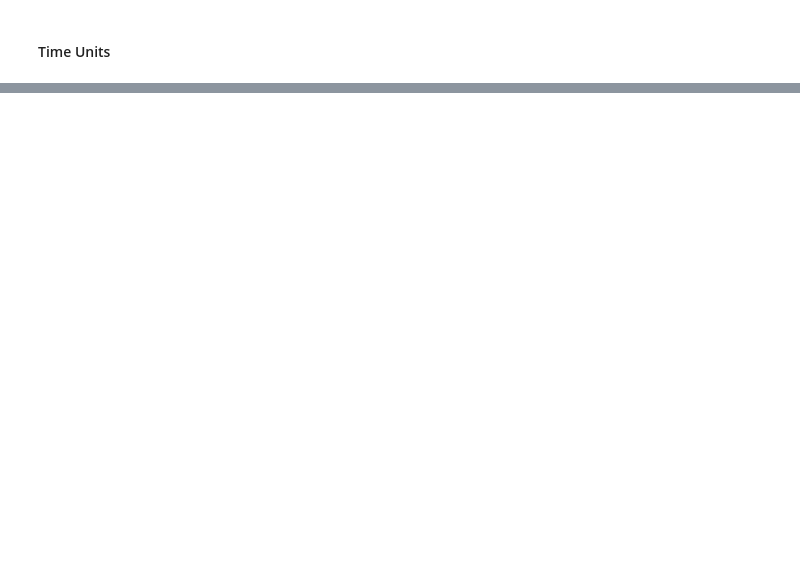
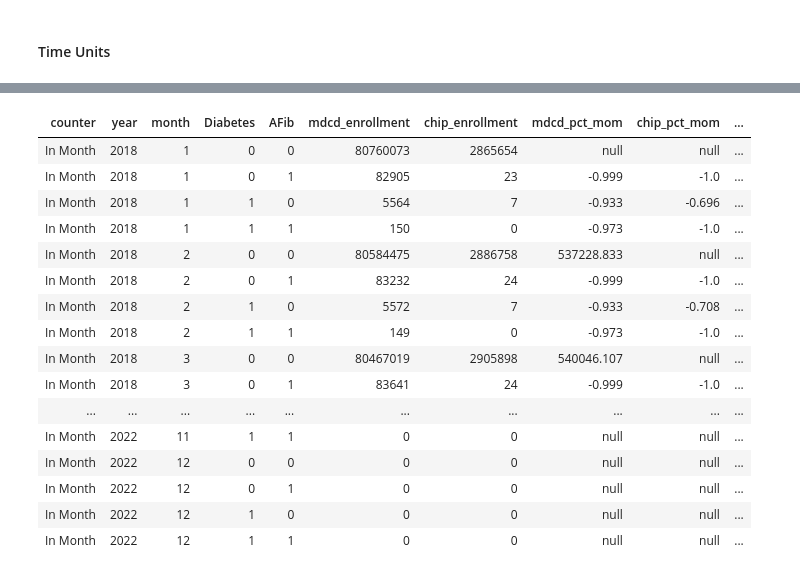
Before and after one commit to tmsis/palet, a Jupyter notebook: test cases/PALET Cluster Test File.ipynb, the cells around one changed output, grey strips where cells are left out. Drawn from its saved outputs; the diff is of its cells as text; code cells hidden in the pictures; blank space fills up the shorter version.

Commit message:
added diagnoses tests at bottom

```diff
--- a/test cases/PALET Cluster Test File.ipynb
+++ b/test cases/PALET Cluster Test File.ipynb
@@ -661,0 +674,6 @@ print('Enrollment object returns the expected time unit')
+# %%
+AFib = ['I230', 'I231', 'I232', 'I233', 'I234', 'I235', 'I236', 'I237', 'I238', 'I213', 'I214', 'I219', 'I220',
+                        'I221', 'I222', 'I228', 'I229', 'I21A1', 'I21A9', 'I2101', 'I2102', 'I2109', 'I2111', 'I2119', 'I2121', 'I2129']
+
+Diabetes = [   'E0800','E0801','E0810','E0811','E0821','E0822','E0829','E08311','E08319','E08321','E083211','E083212','E083213',
+                        'E083219','E08329','E083291','E083292','E083293','E083299','E08331','E083311','E083312','E083313','E083319','E08339']
@@ -661,0 +709,15 @@ print('Enrollment object returns the expected time unit')
+# %%
+api_mark = Enrollment().byMonth()       \
+                .mark(                                        \
+                    Diagnoses.within([                        \
+                    (ServiceCategory.inpatient, 1),           \
+                    (ServiceCategory.other_services, 2)],     \
+                        Diabetes), 'Diabetes')                \
+                .mark(                                        \
+                    Diagnoses.within([                        \
+                    (ServiceCategory.inpatient, 1),           \
+                    (ServiceCategory.other_services, 2)],     \
+                        AFib), 'AFib')
+
+display(api_mark.fetch())
+# %% [output]
@@ -661,0 +725,17 @@ print('Enrollment object returns the expected time unit')
+| counter | year | month | Diabetes | AFib | mdcd_enrollment | chip_enrollment | mdcd_pct_mom | chip_pct_mom | ... |
+| In Month | 2018 | 1 | 0 | 0 | 80760073 | 2865654 | null | null | ... |
+| In Month | 2018 | 1 | 0 | 1 | 82905 | 23 | -0.999 | -1.0 | ... |
+| In Month | 2018 | 1 | 1 | 0 | 5564 | 7 | -0.933 | -0.696 | ... |
+| In Month | 2018 | 1 | 1 | 1 | 150 | 0 | -0.973 | -1.0 | ... |
+| In Month | 2018 | 2 | 0 | 0 | 80584475 | 2886758 | 537228.833 | null | ... |
+| In Month | 2018 | 2 | 0 | 1 | 83232 | 24 | -0.999 | -1.0 | ... |
+| In Month | 2018 | 2 | 1 | 0 | 5572 | 7 | -0.933 | -0.708 | ... |
+| In Month | 2018 | 2 | 1 | 1 | 149 | 0 | -0.973 | -1.0 | ... |
+| In Month | 2018 | 3 | 0 | 0 | 80467019 | 2905898 | 540046.107 | null | ... |
+| In Month | 2018 | 3 | 0 | 1 | 83641 | 24 | -0.999 | -1.0 | ... |
+| ... | ... | ... | ... | ... | ... | ... | ... | ... | ... |
+| In Month | 2022 | 11 | 1 | 1 | 0 | 0 | null | null | ... |
+| In Month | 2022 | 12 | 0 | 0 | 0 | 0 | null | null | ... |
+| In Month | 2022 | 12 | 0 | 1 | 0 | 0 | null | null | ... |
+| In Month | 2022 | 12 | 1 | 0 | 0 | 0 | null | null | ... |
+| In Month | 2022 | 12 | 1 | 1 | 0 | 0 | null | null | ... |
```
Also changed, not shown: parts of 11 cells of this notebook.
